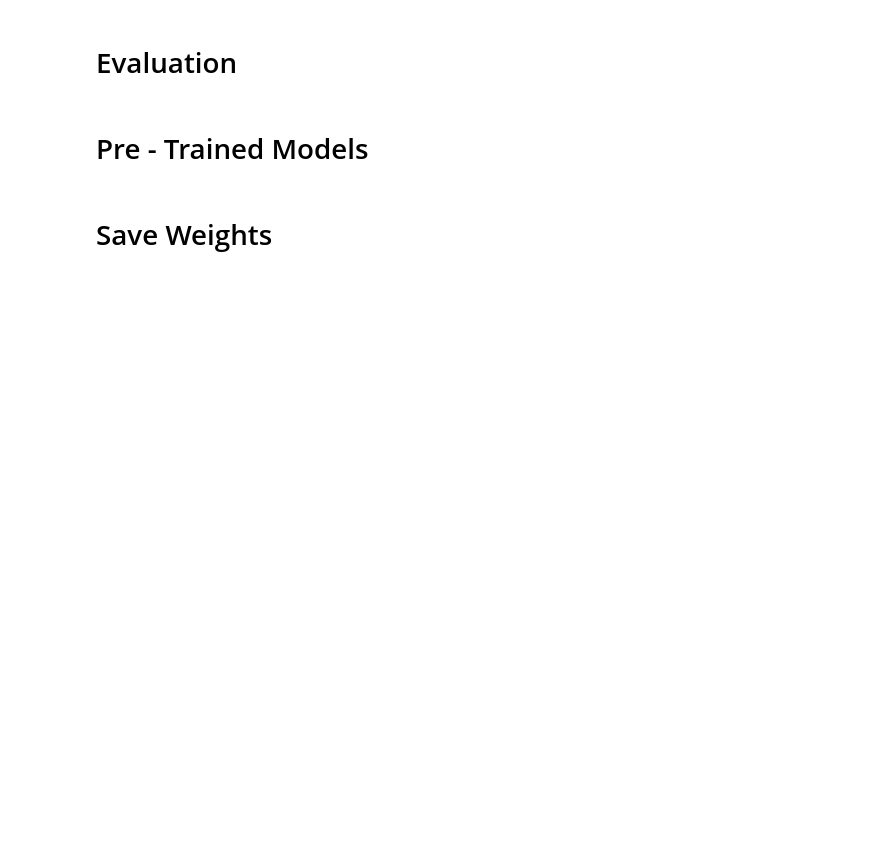
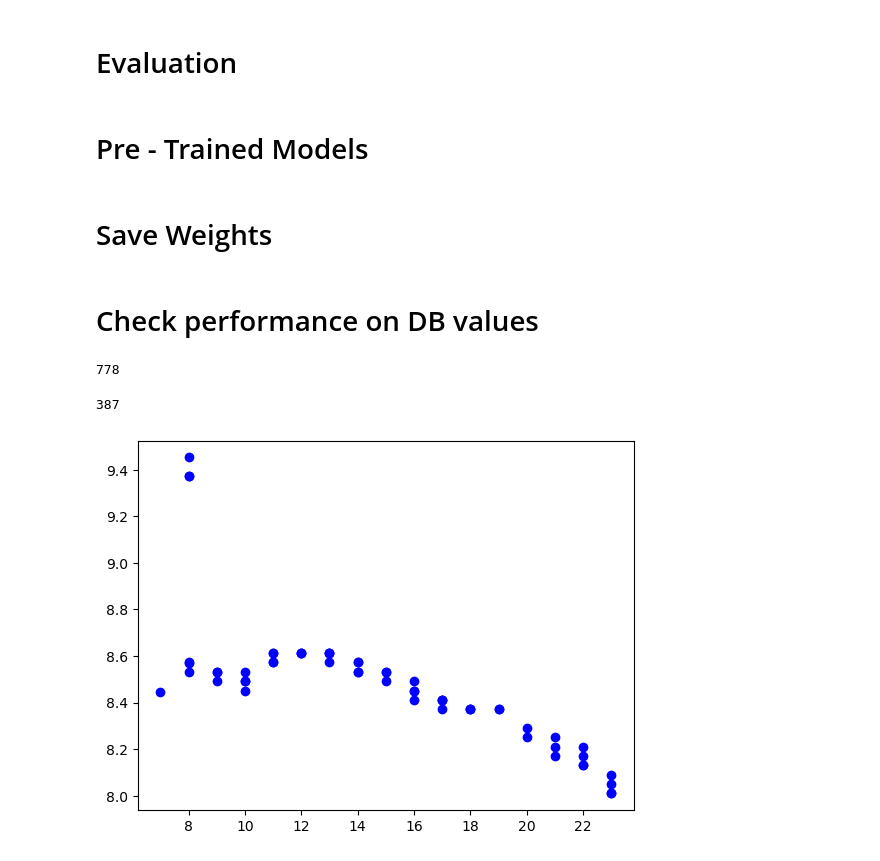
Before and after one commit to NawidT/morefish-ml, a Jupyter notebook: training/do_training.ipynb, the cells around one changed output. Saved outputs shown, nothing was run; the diff lists cells and outputs as text; code cells hidden in the pictures; blank space fills up the shorter version.

Commit message:
using dac data

```diff
--- a/training/do_training.ipynb
+++ b/training/do_training.ipynb
@@ -394,3 +343,49 @@ with tarfile.open(mar_filename, 'a') as archive:
     manifest_file = tarfile.TarInfo('MANIFEST')
     manifest_file.size = len(manifest_bytes)
     archive.addfile(manifest_file, io.BytesIO(manifest_bytes))
+# %% [markdown]
+# Check performance on DB values
+# %%
+import pymysql
+
+# Connect to the database
+connection = pymysql.connect(
+    host='localhost',
+    user='root',
+    password='N@wid2003',
+    db='dma_iot_morefish_spark_farms_v3'
+)
+
+# Create a cursor object
+cursor = connection.cursor()
+
+# Get the latest data from the database and store it in a pandas dataframe
+query = "SELECT dvd_ph, dvd_temp, dvd_updated_at FROM device_devicedata WHERE dvd_ph > 0 AND dvd_temp > 0 AND dvd_dev_id = 2 ORDER BY dvd_updated_at ASC"
+df = pd.read_sql(query, connection)
+
+# Close the connection
+connection.close()
+len(df)
+# %% [output]
+778
+# %%
+df.rename(columns={'dvd_ph': 'ph', 'dvd_temp': 'temperature', 'dvd_updated_at': 'datetime'}, inplace=True)
+df['rounded_datetime'] = pd.to_datetime(df['datetime']).dt.round('H')
+spark_weather = pd.read_csv("../../../../../../Downloads/sparkfarmsweather.csv")
+spark_weather['time'] = pd.to_datetime(spark_weather['time'])
+spark_weather.rename(columns={'time': 'datetime'}, inplace=True)
+# Merge the weather data with the main DataFrame based on 'rounded_datetime' column
+df = df.merge(spark_weather[['datetime', 'diffuse_radiation (W/m²)', 'relativehumidity_2m (%)', 'temperature_2m (°C)']], left_on='rounded_datetime', right_on='datetime', how='left')
+df = df.drop(columns=['datetime_y'])
+df.rename(columns={'datetime_x': 'datetime', 'diffuse_radiation (W/m²)': 'light', 'relativehumidity_2m (%)': 'humid', 'temperature_2m (°C)': 'airtemp' }, inplace=True)
+# drop all NaN values inside diffuse radiation
+df = df.dropna(subset=['light'])
+# %%
+#df = df[df['diffuse_radiation (W/m²)_x'].notna()]
+print(len(df))
+bet = df.loc[df['datetime'].between('2023-06-08', '2023-06-09')]
+plt.plot(bet['datetime'].dt.hour, bet['ph'].astype(float), 'bo')
+plt.show()
+# %% [output]
+387
+[figure, added]
```
Also changed, not shown: parts of 12 cells of this notebook, 3 other files.
